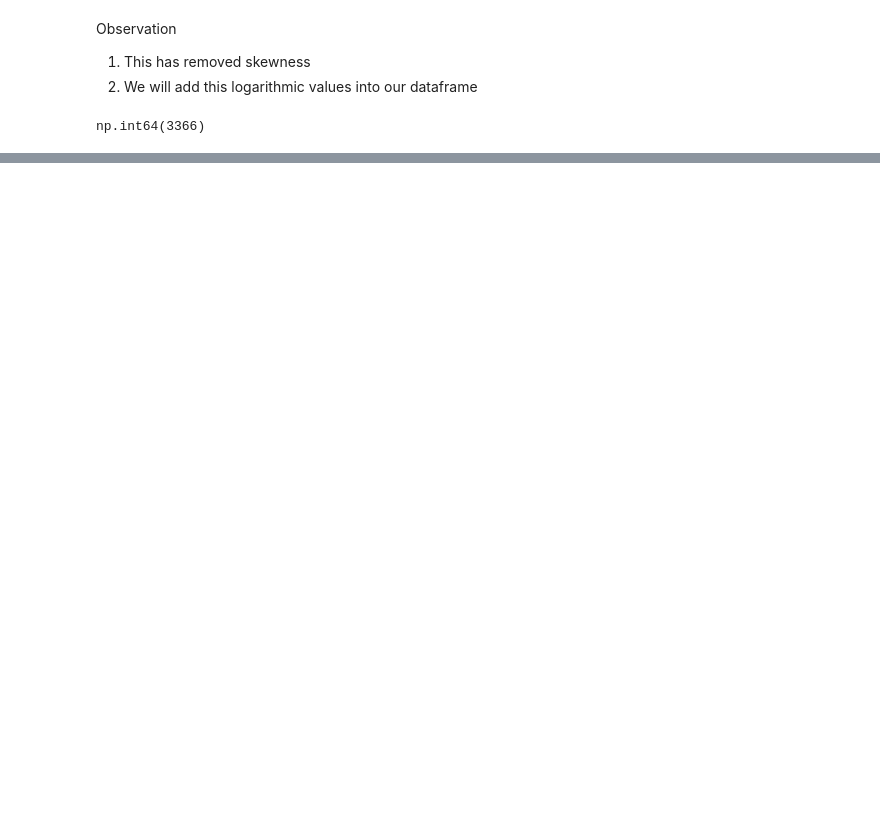
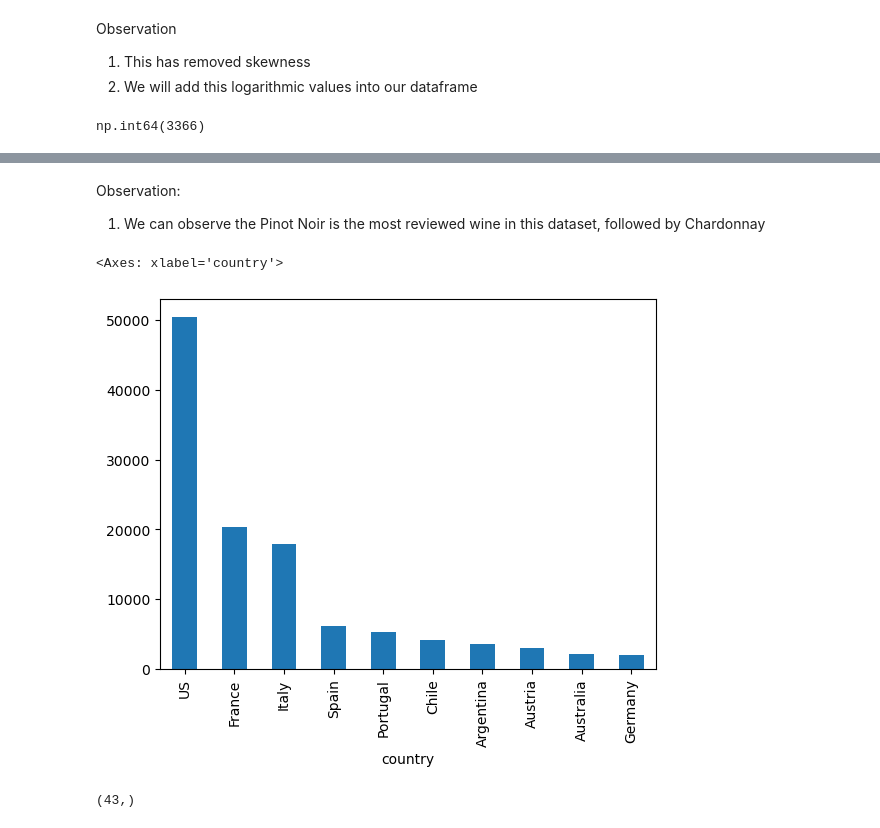
Before and after one commit to eulphean/Wine-Recommendation-App, a Jupyter notebook: notebooks/myfirstnotebook.ipynb, the cells around one changed output, grey strips where cells are left out. Cells and saved outputs as stored; diff of their text form; code cells hidden in the pictures; blank space fills up the shorter version.

```diff
--- a/notebooks/myfirstnotebook.ipynb
+++ b/notebooks/myfirstnotebook.ipynb
@@ -154,0 +189,9 @@ np.int64(3366)
+# %% [markdown]
+Observation:
+1. We can observe the Pinot Noir is the most reviewed wine in this dataset, followed by Chardonnay
+# %%
+# Most reviewed from a country
+df['country'].value_counts().head(10).plot(kind='bar')
+# %% [output]
+<Axes: xlabel='country'>
+[figure, added]
@@ -154,0 +201,5 @@ np.int64(3366)
+# %%
+# Unique countries
+df['country'].value_counts().sort_index().shape
+# %% [output]
+(43,)
```
Also changed, not shown: parts of 18 cells of this notebook, 1 other file.
